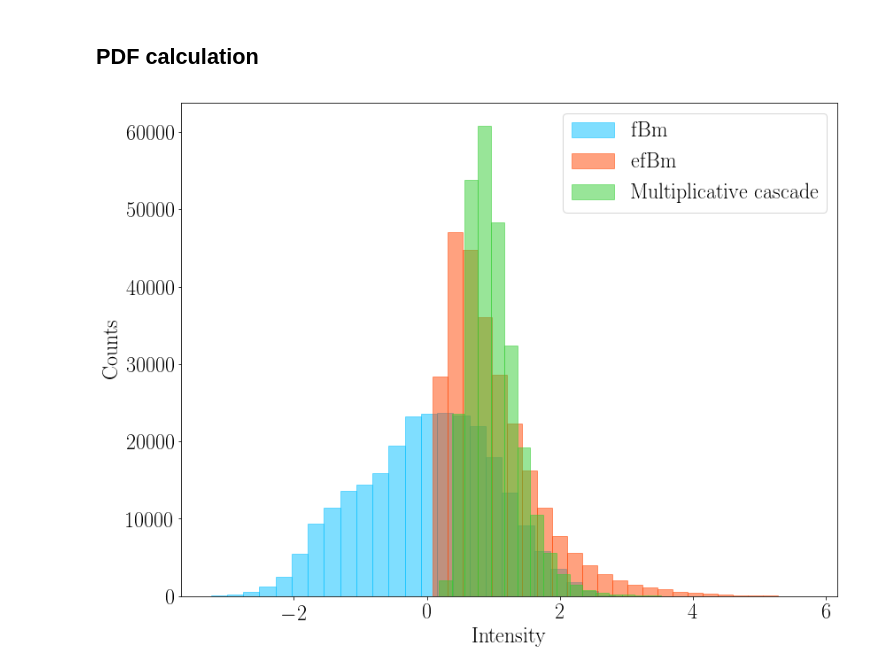
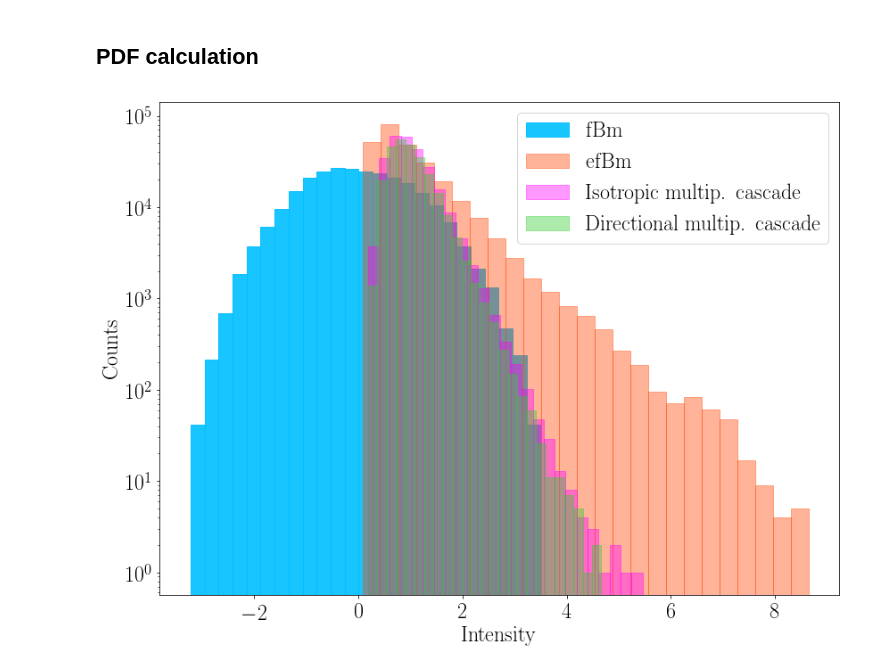
Before and after one commit to hoangducthuong/notebooks, a Jupyter notebook: cascade_letter.ipynb, the cells around one changed output. Saved outputs shown, nothing was run; the diff lists cells and outputs as text; code cells hidden in the pictures.

```diff
--- a/cascade_letter.ipynb
+++ b/cascade_letter.ipynb
@@ -22,5 +34,22 @@ efbm = np.exp(0.7*fbm)
+# %%
+fbm = np.load('/Users/robitaij/postdoc/cascade_letter/analysis/fbm.npy')
 # %%
 #Wavelet transform with angle dependency
 wt, S11a, wav_k, S1a, q = fan_trans(fbm, reso=1, q=0, qdyn=False, angular=True)
 # %% [markdown]
 ## Create multiplicative cascade
+# %%
+misofrac=np.zeros(fbm.shape)
+coeff = 0.01
+mach2 = np.sqrt(2*(np.exp((xo*coeff)**2.)-1))
+print('Mach=',mach2)
+
+for j in range(11):
+    for i in range(np.size(wav_k)):
+        aa=np.copy(wt[i,j,:,:].real)
+        misofrac+=aa/np.std(aa)*0.01
+
+misofrac = np.exp(misofrac)
+
+#figure(figsize(10,10))
+#imshow(misofrac, cmap=cmap, origin='lower')
@@ -27,11 +58,14 @@ wt, S11a, wav_k, S1a, q = fan_trans(fbm, reso=1, q=0, qdyn=False, angular=True)
 # %%
 mfrac=np.zeros(fbm.shape)
+coeff = 0.1
+mach2 = np.sqrt(2*(np.exp((xo*coeff)**2.)-1))
+print('Mach=',mach2)
 
 for j in range(11):
     casc=np.ones(fbm.shape)
     for i in range(np.size(wav_k)):
         aa=np.copy(wt[i,j,:,:].real)
-        bb=aa/np.std(aa)*0.10
+        bb=aa/np.std(aa)*0.1
         bb=np.exp(bb)
         casc=casc*(bb)
     mfrac+=casc
@@ -75,36 +123,48 @@ plt.savefig(figpath+'fractal_models.pdf',dpi=150,bbox_inches='tight')
 # %%
 nbins = 25
 fontsize = 24
 
 #fbm
 histo, edges = np.histogram(fbm,bins=nbins)
 
 figure(figsize(12,9))
 plt.bar(edges[:-1], histo, width=np.diff(edges), align="edge",\
-        edgecolor='#00BFFF',facecolor='#00BFFF',alpha=0.5,\
+        edgecolor='#00BFFF',facecolor='#00BFFF',alpha=0.9,\
         label= r'fBm')
 xticks(fontsize=fontsize)
 yticks(fontsize=fontsize)
 xlabel(r'Intensity',fontsize=fontsize)
 ylabel(r'Counts',fontsize=fontsize)
 
 #efbm
 histo, edges = np.histogram(efbm/mean(efbm),bins=nbins)
 
 plt.bar(edges[:-1], histo, width=np.diff(edges), align="edge",\
-        edgecolor='#FF4500',facecolor='#FF4500',alpha=0.5,\
+        edgecolor='#FF4500',facecolor='#FF4500',alpha=0.4,\
         label= r'efBm')
 
-#Multiplicative cascade
+#Iso Multiplicative cascade
+histo, edges = np.histogram(misofrac/mean(misofrac),bins=nbins)
+
+plt.bar(edges[:-1], histo, width=np.diff(edges), align="edge",\
+        edgecolor='#FF00FF',facecolor='#FF00FF',alpha=0.4,\
+        label= r'Isotropic multip. cascade')
+
+plt.legend(fontsize=fontsize)
+
+#Directional multiplicative cascade
 histo, edges = np.histogram(mfrac/mean(mfrac),bins=nbins)
 
 plt.bar(edges[:-1], histo, width=np.diff(edges), align="edge",\
-        edgecolor='#32CD32',facecolor='#32CD32',alpha=0.5,\
-        label= r'Multiplicative cascade')
+        edgecolor='#32CD32',facecolor='#32CD32',alpha=0.4,\
+        label= r'Directional multip. cascade')
 
 plt.legend(fontsize=fontsize)
 
+#plt.xscale('log')
+plt.yscale('log')
+
 plt.tight_layout()
 plt.savefig(figpath+'PDF_models.pdf',dpi=150,bbox_inches='tight')
 # %% [output]
-[figure, old version]
+[figure, new version]
```
Also changed, not shown: parts of 12 cells of this notebook.
